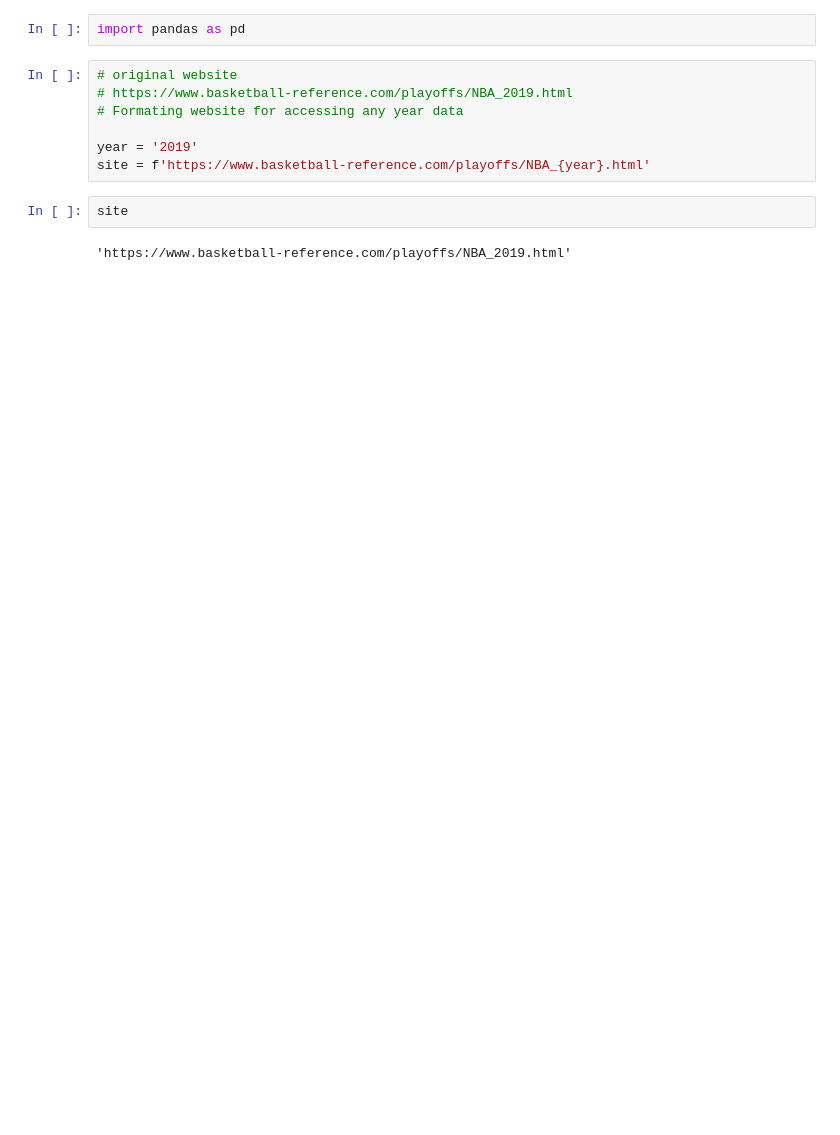
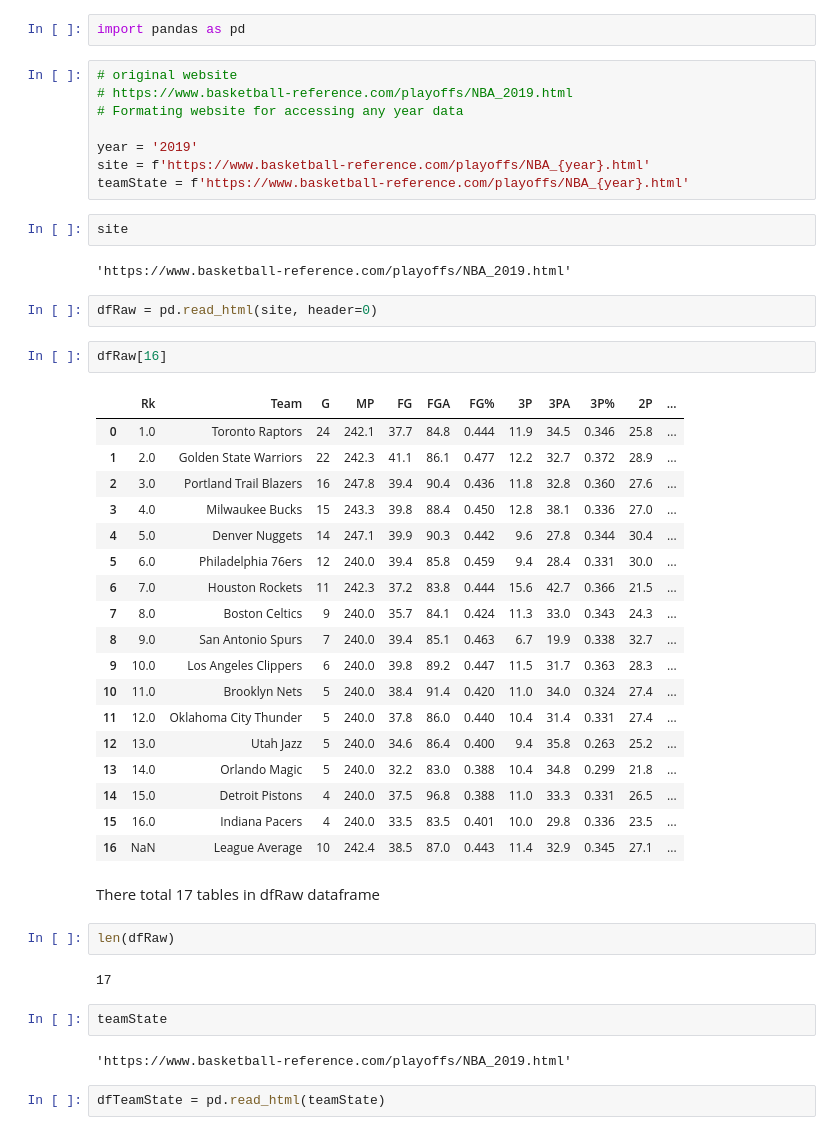
Before and after one commit to abidshafee/dataAnalysis, a Jupyter notebook: WebSrapingUsingPandasReadHTML.ipynb, the cells around one changed output. Drawn from its saved outputs; the diff is of its cells as text; blank space fills up the shorter version.

```diff
--- a/WebSrapingUsingPandasReadHTML.ipynb
+++ b/WebSrapingUsingPandasReadHTML.ipynb
@@ -9,7 +9,43 @@ import pandas as pd
 
 year = '2019'
 site = f'https://www.basketball-reference.com/playoffs/NBA_{year}.html'
+teamState = f'https://www.basketball-reference.com/playoffs/NBA_{year}.html'
 # %%
 site
 # %% [output]
 'https://www.basketball-reference.com/playoffs/NBA_2019.html'
+# %%
+dfRaw = pd.read_html(site, header=0)
+# %%
+dfRaw[16]
+# %% [output]
+|  | Rk | Team | G | MP | FG | FGA | FG% | 3P | 3PA | 3P% | 2P | ... |
+| 0 | 1.0 | Toronto Raptors | 24 | 242.1 | 37.7 | 84.8 | 0.444 | 11.9 | 34.5 | 0.346 | 25.8 | ... |
+| 1 | 2.0 | Golden State Warriors | 22 | 242.3 | 41.1 | 86.1 | 0.477 | 12.2 | 32.7 | 0.372 | 28.9 | ... |
+| 2 | 3.0 | Portland Trail Blazers | 16 | 247.8 | 39.4 | 90.4 | 0.436 | 11.8 | 32.8 | 0.360 | 27.6 | ... |
+| 3 | 4.0 | Milwaukee Bucks | 15 | 243.3 | 39.8 | 88.4 | 0.450 | 12.8 | 38.1 | 0.336 | 27.0 | ... |
+| 4 | 5.0 | Denver Nuggets | 14 | 247.1 | 39.9 | 90.3 | 0.442 | 9.6 | 27.8 | 0.344 | 30.4 | ... |
+| 5 | 6.0 | Philadelphia 76ers | 12 | 240.0 | 39.4 | 85.8 | 0.459 | 9.4 | 28.4 | 0.331 | 30.0 | ... |
+| 6 | 7.0 | Houston Rockets | 11 | 242.3 | 37.2 | 83.8 | 0.444 | 15.6 | 42.7 | 0.366 | 21.5 | ... |
+| 7 | 8.0 | Boston Celtics | 9 | 240.0 | 35.7 | 84.1 | 0.424 | 11.3 | 33.0 | 0.343 | 24.3 | ... |
+| 8 | 9.0 | San Antonio Spurs | 7 | 240.0 | 39.4 | 85.1 | 0.463 | 6.7 | 19.9 | 0.338 | 32.7 | ... |
+| 9 | 10.0 | Los Angeles Clippers | 6 | 240.0 | 39.8 | 89.2 | 0.447 | 11.5 | 31.7 | 0.363 | 28.3 | ... |
+| 10 | 11.0 | Brooklyn Nets | 5 | 240.0 | 38.4 | 91.4 | 0.420 | 11.0 | 34.0 | 0.324 | 27.4 | ... |
+| 11 | 12.0 | Oklahoma City Thunder | 5 | 240.0 | 37.8 | 86.0 | 0.440 | 10.4 | 31.4 | 0.331 | 27.4 | ... |
+| 12 | 13.0 | Utah Jazz | 5 | 240.0 | 34.6 | 86.4 | 0.400 | 9.4 | 35.8 | 0.263 | 25.2 | ... |
+| 13 | 14.0 | Orlando Magic | 5 | 240.0 | 32.2 | 83.0 | 0.388 | 10.4 | 34.8 | 0.299 | 21.8 | ... |
+| 14 | 15.0 | Detroit Pistons | 4 | 240.0 | 37.5 | 96.8 | 0.388 | 11.0 | 33.3 | 0.331 | 26.5 | ... |
+| 15 | 16.0 | Indiana Pacers | 4 | 240.0 | 33.5 | 83.5 | 0.401 | 10.0 | 29.8 | 0.336 | 23.5 | ... |
+| 16 | NaN | League Average | 10 | 242.4 | 38.5 | 87.0 | 0.443 | 11.4 | 32.9 | 0.345 | 27.1 | ... |
+# %% [markdown]
+There total 17 tables in dfRaw dataframe
+# %%
+len(dfRaw)
+# %% [output]
+17
+# %%
+teamState
+# %% [output]
+'https://www.basketball-reference.com/playoffs/NBA_2019.html'
+# %%
+dfTeamState = pd.read_html(teamState)
```
Also changed, not shown: parts of 1 cell of this notebook.
